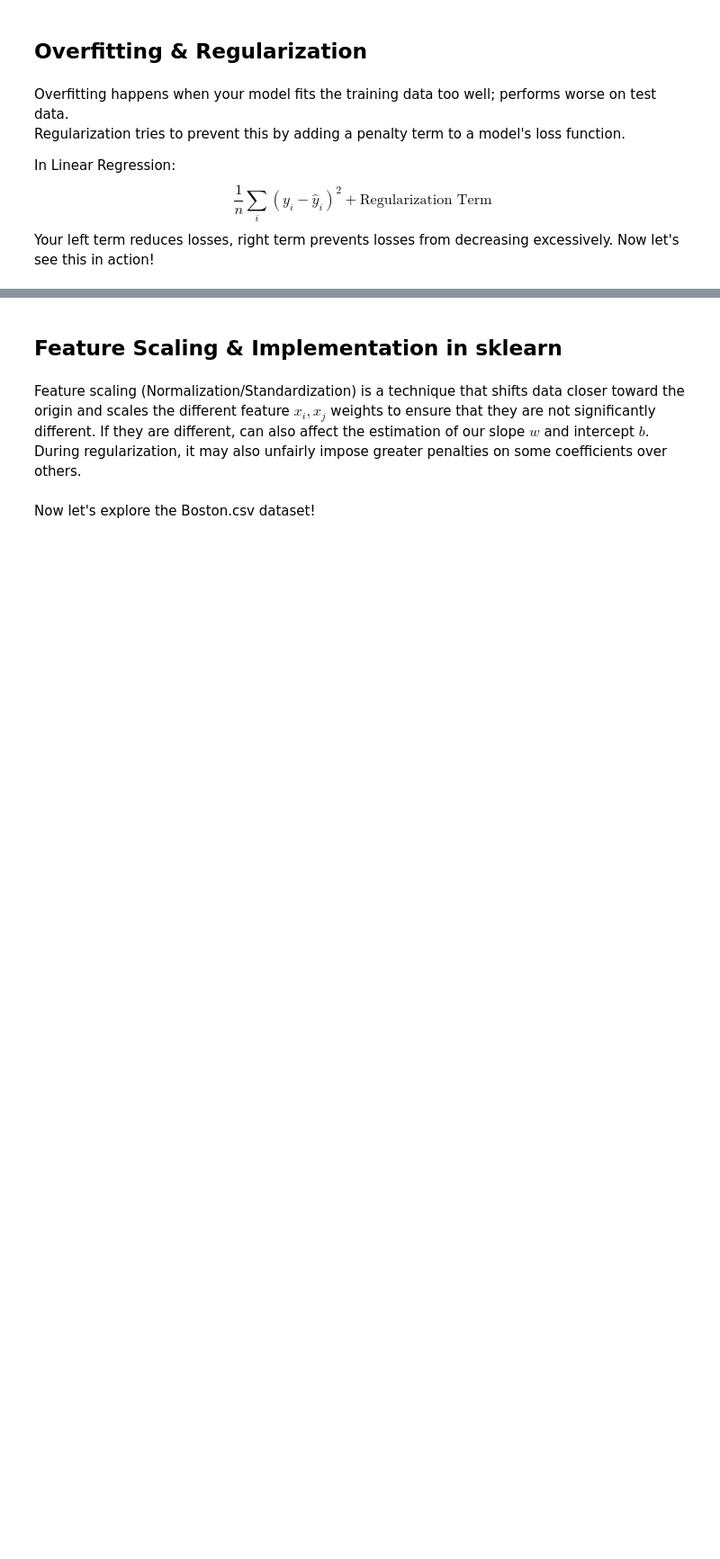
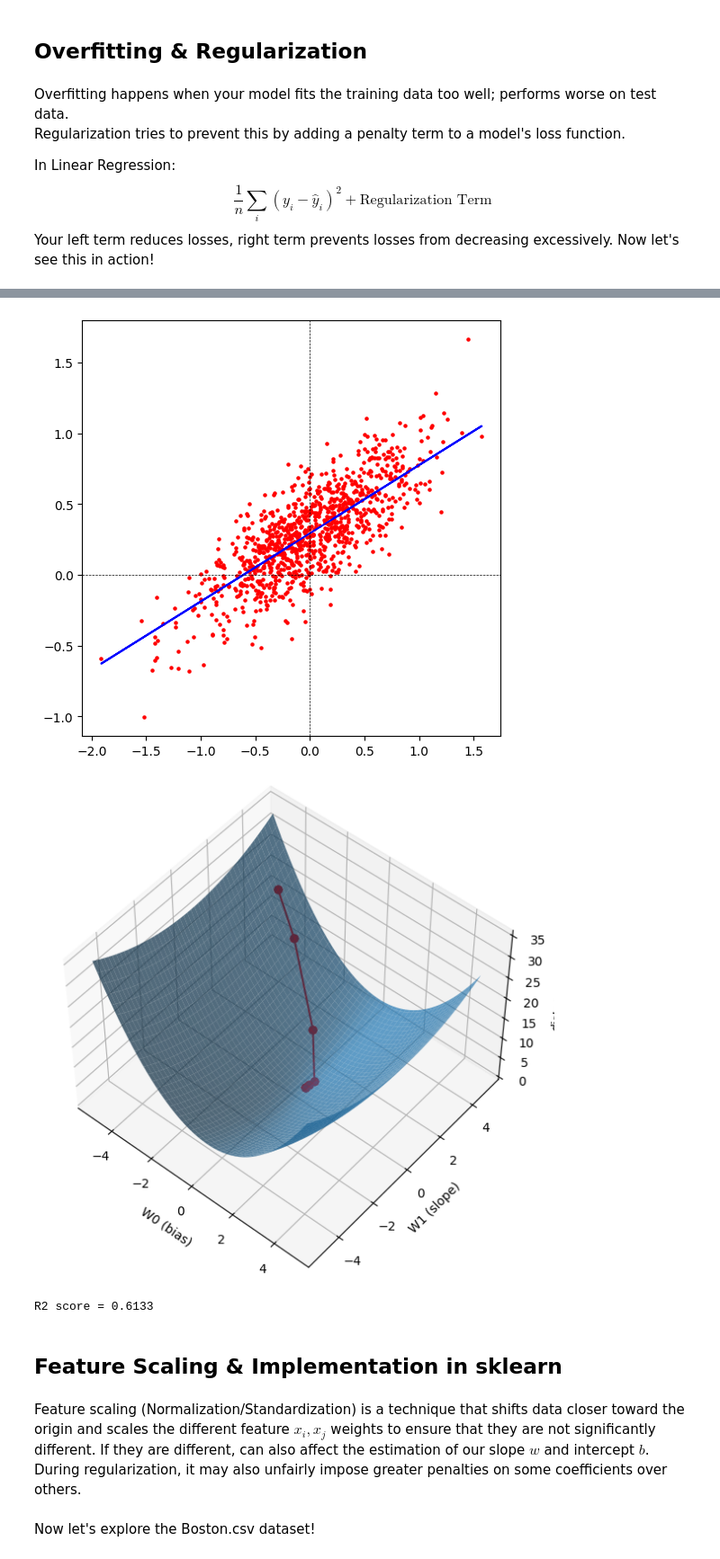
Before and after one commit to Errorsaurus/MY-DAC-Curriculum, a Jupyter notebook: DAC-006_Machine_Learning/DAC-006-Intro_to_ML_Session_1_Student.ipynb, the cells around one changed output, grey strips where cells are left out. Shown at 90% size. Cells and saved outputs as stored; diff of their text form; code cells hidden in the pictures; blank space fills up the shorter version.

```diff
--- a/DAC-006_Machine_Learning/DAC-006-Intro_to_ML_Session_1_Student.ipynb
+++ b/DAC-006_Machine_Learning/DAC-006-Intro_to_ML_Session_1_Student.ipynb
@@ -110,49 +110,53 @@ print(result)
      nfev: 24
      njev: 8
 # %%
-# # for more info on the output visit: https://docs.scipy.org/doc/scipy/reference/generated/scipy.optimize.minimize.html
-# # x: is the vector of the optimal solution
+# for more info on the output visit: https://docs.scipy.org/doc/scipy/reference/generated/scipy.optimize.minimize.html
+# x: is the vector of the optimal solution
 
-# # Plot the training data and draw the regression line.
-# y_hat = np.dot(result.x, X.T) # predicted values using the optimized weights and the design matrix
-# plt.figure(figsize=(6, 6))
-# plt.scatter(x, y, s=5, c='r')
-# plt.plot(x, y_hat, c='blue')
-# plt.axvline(x=0, ls='--', lw=0.5, c='black')
-# plt.axhline(y=0, ls='--', lw=0.5, c='black')
-# plt.show()
+# Plot the training data and draw the regression line.
+y_hat = np.dot(result.x, X.T) # predicted values using the optimized weights and the design matrix
+plt.figure(figsize=(6, 6))
+plt.scatter(x, y, s=5, c='r')
+plt.plot(x, y_hat, c='blue')
+plt.axvline(x=0, ls='--', lw=0.5, c='black')
+plt.axhline(y=0, ls='--', lw=0.5, c='black')
+plt.show()
 
-# # Draw the loss function and the path to the optimal point.
-# m = 5
-# t = 0.1
-# w0, w1 = np.meshgrid(np.arange(-m, m, t), np.arange(-m, m, t))
-# zs = np.array([ols_loss([a,b], [False]) for [a, b] in zip(np.ravel(w0), np.ravel(w1))])
-# z = zs.reshape(w0.shape)
+# Draw the loss function and the path to the optimal point.
+m = 5
+t = 0.1
+w0, w1 = np.meshgrid(np.arange(-m, m, t), np.arange(-m, m, t))
+zs = np.array([ols_loss([a,b], [False]) for [a, b] in zip(np.ravel(w0), np.ravel(w1))])
+z = zs.reshape(w0.shape)
 
-# fig = plt.figure(figsize=(7, 7))
-# ax = fig.add_subplot(111, projection='3d')
+fig = plt.figure(figsize=(7, 7))
+ax = fig.add_subplot(111, projection='3d')
 
-# # Draw the surface of the loss function
-# ax.plot_surface(w0, w1, z, alpha=0.7)
+# Draw the surface of the loss function
+ax.plot_surface(w0, w1, z, alpha=0.7)
 
-# # Draw the path to the optimal point.
-# b = np.array([tw0 for [tw0, tw1], td in trace_W])
-# w = np.array([tw1 for [tw0, tw1], td in trace_W])
-# d = np.array([td for [tw0, tw1], td in trace_W])
-# ax.plot(b, w, d, marker='o', color="r")
+# Draw the path to the optimal point.
+b = np.array([tw0 for [tw0, tw1], td in trace_W])
+w = np.array([tw1 for [tw0, tw1], td in trace_W])
+d = np.array([td for [tw0, tw1], td in trace_W])
+ax.plot(b, w, d, marker='o', color="r")
 
-# ax.set_xlabel('W0 (bias)')
-# ax.set_ylabel('W1 (slope)')
-# ax.set_zlabel('distance')
-# ax.azim = -50
-# ax.elev = 50
-# plt.show()
+ax.set_xlabel('W0 (bias)')
+ax.set_ylabel('W1 (slope)')
+ax.set_zlabel('distance')
+ax.azim = -50
+ax.elev = 50
+plt.show()
 
-# # Check the R2 score
-# sst = np.sum(np.square(y - np.mean(y)))  # total sum of squares
-# sse = np.sum(np.square(y - y_hat))       # sum of squares of error
-# r2 = 1 - sse / sst
-# print('\nR2 score = {:.4f}'.format(r2))
+# Check the R2 score
+sst = np.sum(np.square(y - np.mean(y)))  # total sum of squares
+sse = np.sum(np.square(y - y_hat))       # sum of squares of error
+r2 = 1 - sse / sst
+print('\nR2 score = {:.4f}'.format(r2))
+# %% [output]
+[figure, added]
+[figure, added]
+R2 score = 0.6133
 # %% [markdown]
 ## Feature Scaling & Implementation in sklearn
 # %% [markdown]
```
Also changed, not shown: parts of 22 cells of this notebook, 4 other files.
